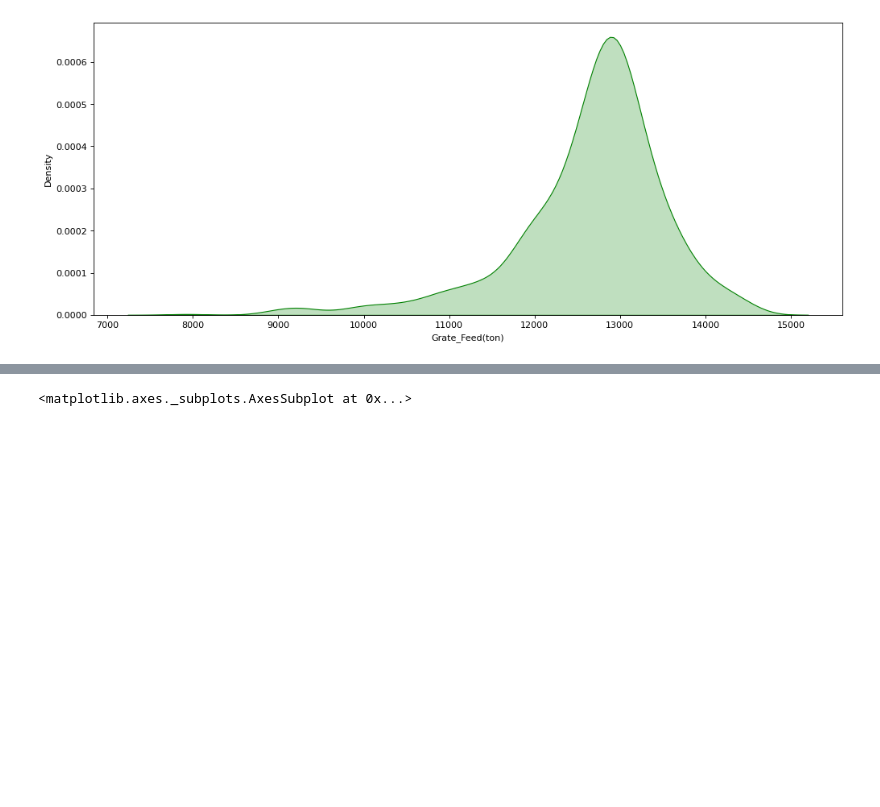
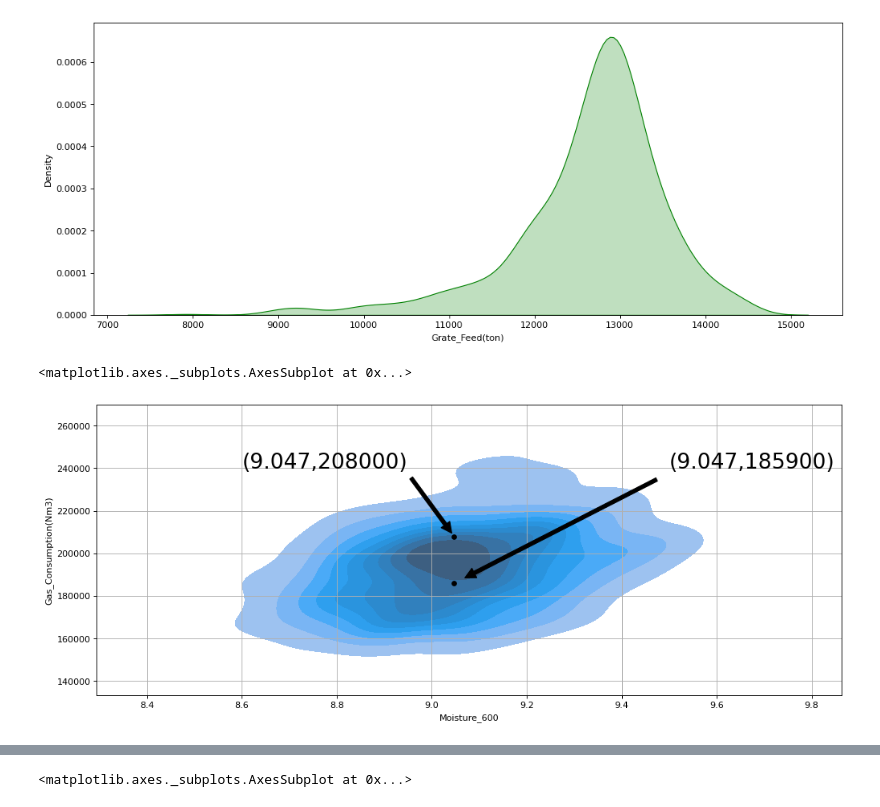
Before and after one commit to heidaralavi/Gas-Prj, a Jupyter notebook: Gas_Visualization.ipynb, the cells around one changed output, grey strips where cells are left out. Cells and saved outputs as stored; diff of their text form; code cells hidden in the pictures; blank space fills up the shorter version.

```diff
--- a/Gas_Visualization.ipynb
+++ b/Gas_Visualization.ipynb
@@ -72,3 +72,15 @@ sns.kdeplot(df.iloc[:,6], shade=True , color='g')
 # %% [output]
 <matplotlib.axes._subplots.AxesSubplot at 0x...>
 [figure]
+# %%
+plt.figure(figsize=(15,6),dpi=80)
+plt.grid()
+plt.annotate('(9.047,185900)', xy=(9.047, 185900), xytext=(9.5, 240000),arrowprops=dict(facecolor='black', shrink=0.05),fontsize=24)
+plt.annotate('(9.047,208000)', xy=(9.047, 208000), xytext=(8.6, 240000),arrowprops=dict(facecolor='black', shrink=0.05),fontsize=24)
+plt.plot([9.047], [185900],marker=".",  markersize=10,color='black')
+plt.plot([9.047], [208000],marker=".",  markersize=10,color='black')
+#sns.kdeplot(data=df,x=10 , y=200000 ,ax=ax)
+sns.kdeplot(data=df, x=df.iloc[:,1] , y=df.iloc[:,19],fill=True, levels=10,)
+# %% [output]
+<matplotlib.axes._subplots.AxesSubplot at 0x...>
+[figure, added]
```
Also changed, not shown: parts of 3 cells of this notebook.
